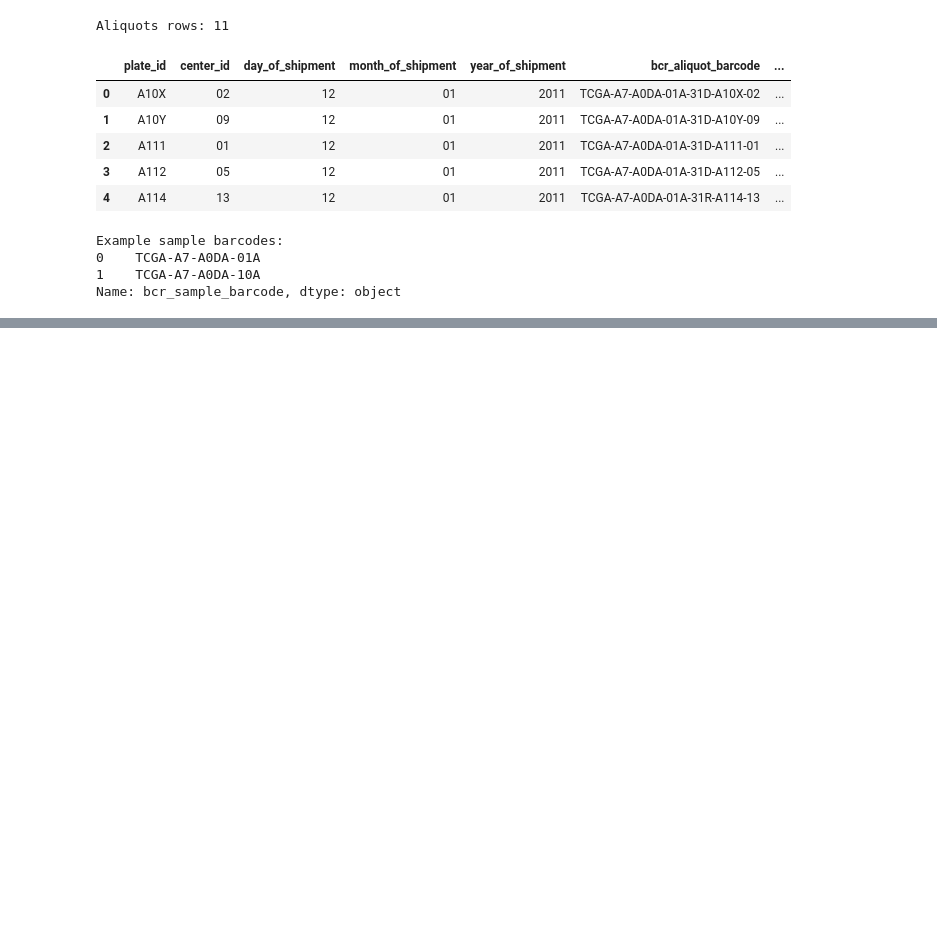
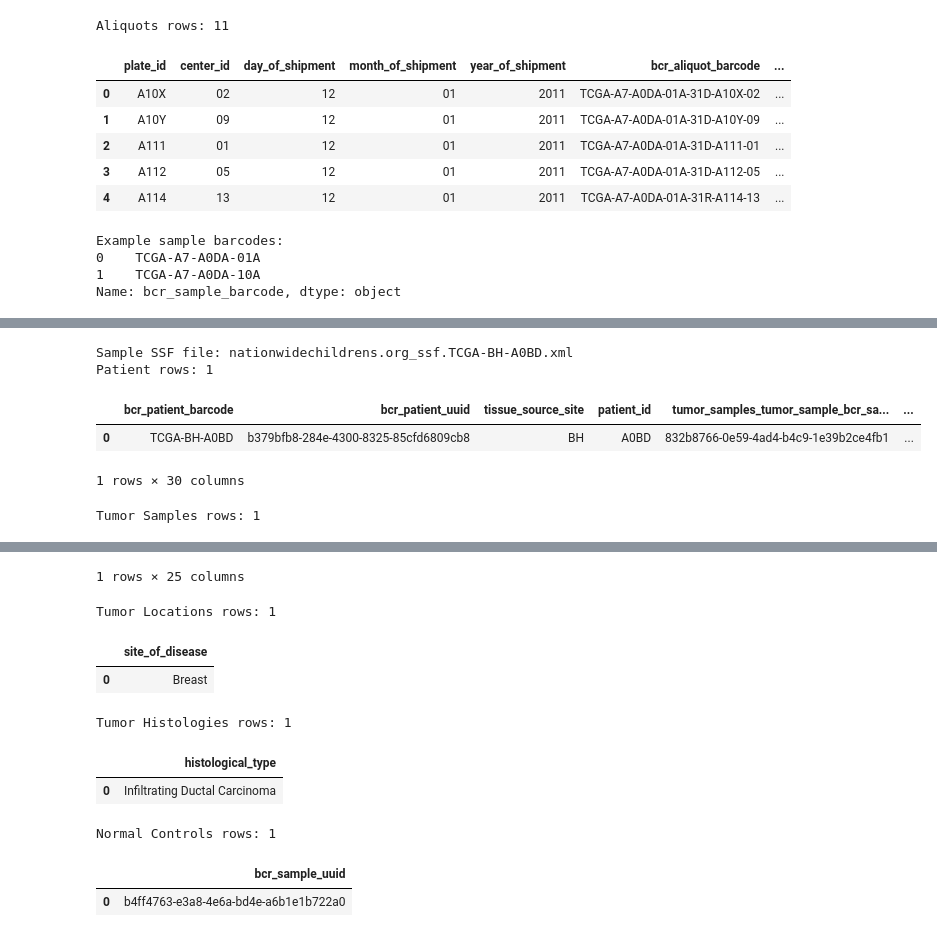
Before and after one commit to sarthak-arora1997/tcga-brca-multiomics-subtyping, a Jupyter notebook: notebooks/01_download_and_organize_data.ipynb, the cells around one changed output, grey strips where cells are left out. Cells and saved outputs as stored; diff of their text form; code cells hidden in the pictures; blank space fills up the shorter version.

```diff
--- a/notebooks/01_download_and_organize_data.ipynb
+++ b/notebooks/01_download_and_organize_data.ipynb
@@ -483,0 +521,50 @@ Name: bcr_sample_barcode, dtype: object
+# %%
+def flatten_element(element, prefix: str = '') -> dict[str, str]:
+    data: dict[str, str] = {}
+    if element is None:
+        return data
+    for child in element:
+        tag = child.tag.split('}')[-1]
+        key = f'{prefix}_{tag}' if prefix else tag
+        text = (child.text or '').strip()
+        if len(child):
+            if text:
+                data[key] = text
+            data.update(flatten_element(child, key))
+        elif text:
+            data[key] = text
+    return data
+
+def parse_ssf(path: Path) -> dict[str, pd.DataFrame]:
+    tree = ET.parse(path)
+    root = tree.getroot()
+
+    patient_df = pd.DataFrame([flatten_element(root.find('.//{*}patient'))])
+
+    tumor_samples = [flatten_element(node) for node in root.findall('.//{*}tumor_sample')]
+    tumor_locations = [flatten_element(node) for node in root.findall('.//{*}tumor_location')]
+    tumor_histologies = [flatten_element(node) for node in root.findall('.//{*}tumor_histology')]
+    normal_controls = [flatten_element(node) for node in root.findall('.//{*}normal_control')]
+
+    return {
+        'patient': patient_df,
+        'tumor_samples': pd.DataFrame(tumor_samples),
+        'tumor_locations': pd.DataFrame(tumor_locations),
+        'tumor_histologies': pd.DataFrame(tumor_histologies),
+        'normal_controls': pd.DataFrame(normal_controls),
+    }
+
+ssf_path = Path(ssf_index.loc[0, 'path'])
+ssf_tables = parse_ssf(ssf_path)
+print(f'Sample SSF file: {ssf_path.name}')
+for table_name, df in ssf_tables.items():
+    print(f"{table_name.replace('_', ' ').title()} rows: {len(df)}")
+    if not df.empty:
+        display(df.head())
+# %% [output]
+Sample SSF file: nationwidechildrens.org_ssf.TCGA-BH-A0BD.xml
+Patient rows: 1
+|  | bcr_patient_barcode | bcr_patient_uuid | tissue_source_site | patient_id | tumor_samples_tumor_sample_bcr_sa... | ... |
+| 0 | TCGA-BH-A0BD | b379bfb8-284e-4300-8325-85cfd6809cb8 | BH | A0BD | 832b8766-0e59-4ad4-b4c9-1e39b2ce4fb1 | ... |
+1 rows × 30 columns
+Tumor Samples rows: 1
@@ -483,0 +573,10 @@ Name: bcr_sample_barcode, dtype: object
+1 rows × 25 columns
+Tumor Locations rows: 1
+|  | site_of_disease |
+| 0 | Breast |
+Tumor Histologies rows: 1
+|  | histological_type |
+| 0 | Infiltrating Ductal Carcinoma |
+Normal Controls rows: 1
+|  | bcr_sample_uuid |
+| 0 | b4ff4763-e3a8-4e6a-bd4e-a6b1e1b722a0 |
```
Also changed, not shown: parts of 6 cells of this notebook, 1 other file.
